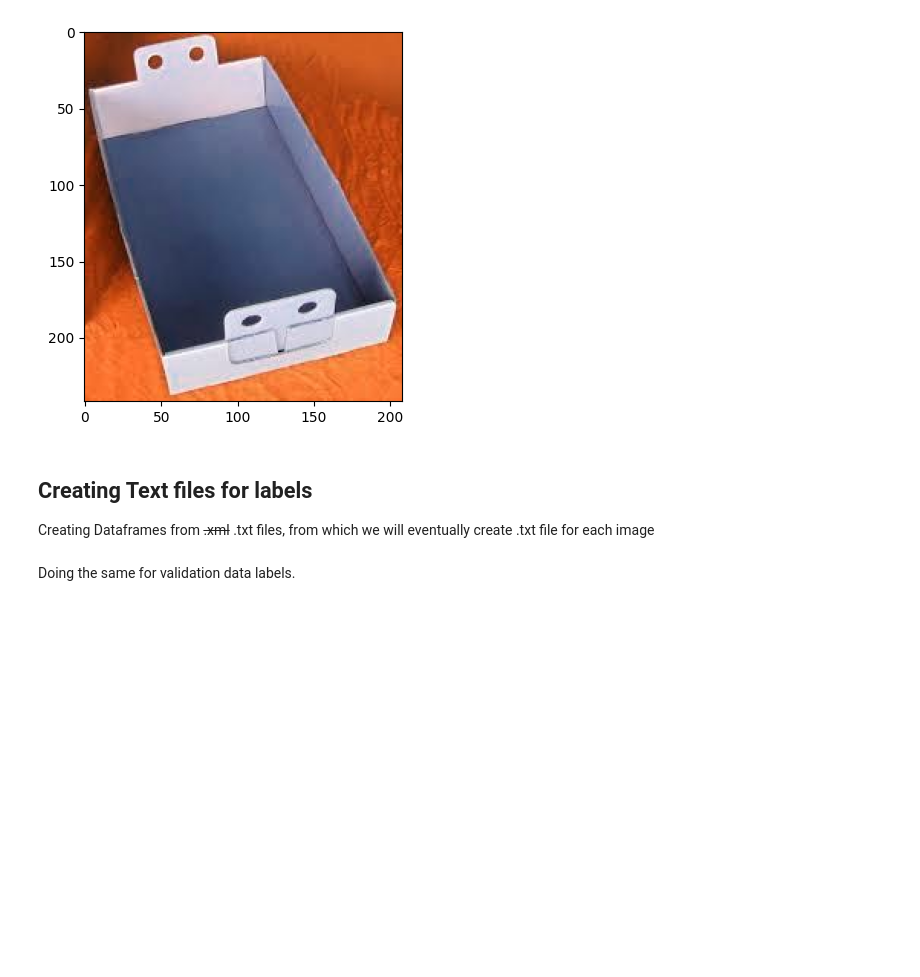
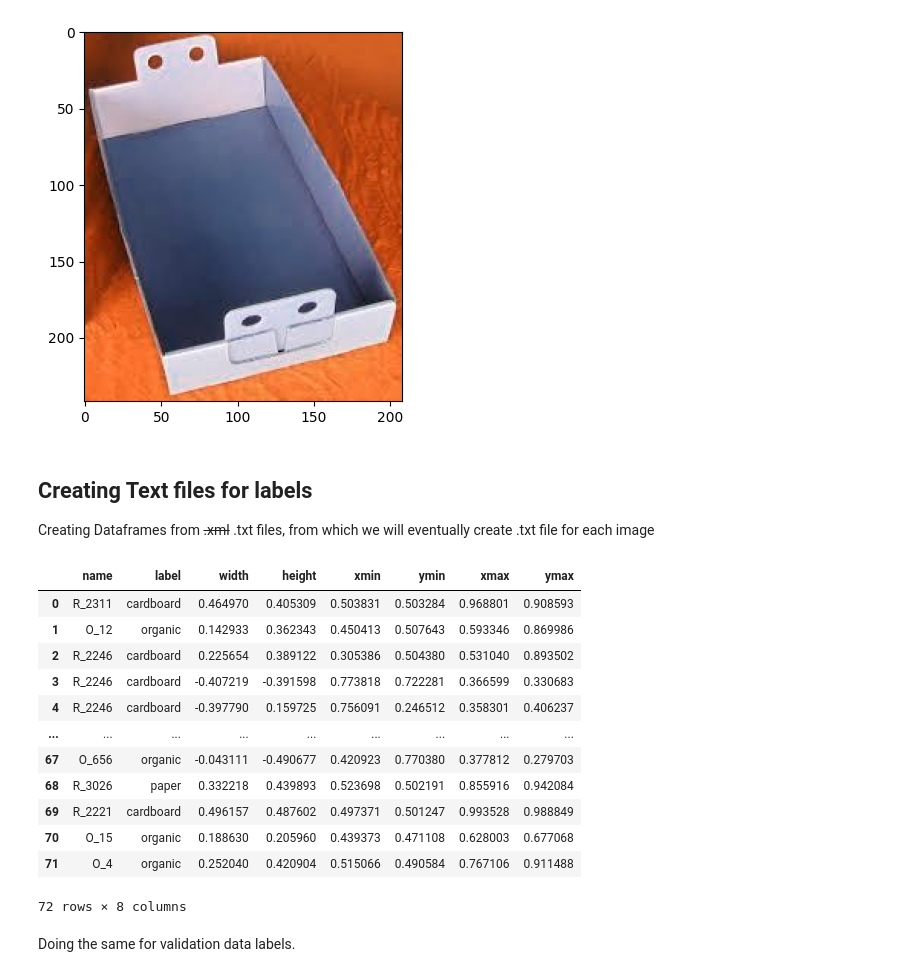
Before and after one commit to Duder5000/Computer-Vision-Project, a Jupyter notebook: ComputerVisionProject.ipynb, the cells around one changed output. Cells and saved outputs as stored; diff of their text form; code cells hidden in the pictures; blank space fills up the shorter version.

```diff
--- a/ComputerVisionProject.ipynb
+++ b/ComputerVisionProject.ipynb
@@ -149,40 +149,78 @@ df = {'name': [],
       'label': [],
       'width': [],
       'height': [],
       'xmin': [],
       'ymin': [],
       'xmax': [],
       'ymax': []}
 
 for file in os.listdir(train_dir):
     if file.endswith(".txt"):
         myFile = os.path.join(train_dir, file)
+
+        fileName = os.path.basename(myFile)
+        fileNameNoExt, _ = os.path.splitext(fileName)
+        #print(fileNameNoExt)
+
         with open(myFile, 'r') as file:
+            #print(myFile)
             for line in file:
               line = line.strip()
-              #print(line)
-
               splitLine = line.split(" ")
-              #print(splitLine)
-              #print(splitLine[0])
 
               labelID = "empty"
+              lxmin = -99
+              lymin = -99
+              lxmax = -99
+              lymax = -99
+              lwidth = -99
+              lheight = -99
 
               if splitLine[0] == '0':
                 labelID = "cardboard"
                 #print("cardboard")
               elif splitLine[0] == '1':
                 labelID = "organic"
                 #print("organic")
               elif splitLine[0] == '2':
                 labelID = "paper"
                 #print("paper")
               else:
                 labelID = "error"
-                print("ERROR!")
+                print("ERROR: labelID")
 
-#df = pd.DataFrame(df)
-#display(df)
+              lxmin = float(splitLine[1])
+              lymin = float(splitLine[2])
+              lxmax = float(splitLine[3])
+              lymax = float(splitLine[4])
+              lwidth = lxmax - lxmin
+              lheight = lymax - lymin
+
+              df['name'].append(fileNameNoExt)
+              df['label'].append(labelID)
+              df['width'].append(lwidth)
+              df['height'].append(lheight)
+              df['xmin'].append(lxmin)
+              df['ymin'].append(lymin)
+              df['xmax'].append(lxmax)
+              df['ymax'].append(lymax)
+
+df = pd.DataFrame(df)
+display(df)
+# %% [output]
+|  | name | label | width | height | xmin | ymin | xmax | ymax |
+| 0 | R_2311 | cardboard | 0.464970 | 0.405309 | 0.503831 | 0.503284 | 0.968801 | 0.908593 |
+| 1 | O_12 | organic | 0.142933 | 0.362343 | 0.450413 | 0.507643 | 0.593346 | 0.869986 |
+| 2 | R_2246 | cardboard | 0.225654 | 0.389122 | 0.305386 | 0.504380 | 0.531040 | 0.893502 |
+| 3 | R_2246 | cardboard | -0.407219 | -0.391598 | 0.773818 | 0.722281 | 0.366599 | 0.330683 |
+| 4 | R_2246 | cardboard | -0.397790 | 0.159725 | 0.756091 | 0.246512 | 0.358301 | 0.406237 |
+| ... | ... | ... | ... | ... | ... | ... | ... | ... |
+| 67 | O_656 | organic | -0.043111 | -0.490677 | 0.420923 | 0.770380 | 0.377812 | 0.279703 |
+| 68 | R_3026 | paper | 0.332218 | 0.439893 | 0.523698 | 0.502191 | 0.855916 | 0.942084 |
+| 69 | R_2221 | cardboard | 0.496157 | 0.487602 | 0.497371 | 0.501247 | 0.993528 | 0.988849 |
+| 70 | O_15 | organic | 0.188630 | 0.205960 | 0.439373 | 0.471108 | 0.628003 | 0.677068 |
+| 71 | O_4 | organic | 0.252040 | 0.420904 | 0.515066 | 0.490584 | 0.767106 | 0.911488 |
+72 rows × 8 columns
 # %% [markdown]
 Doing the same for validation data labels.
 # %%
```
